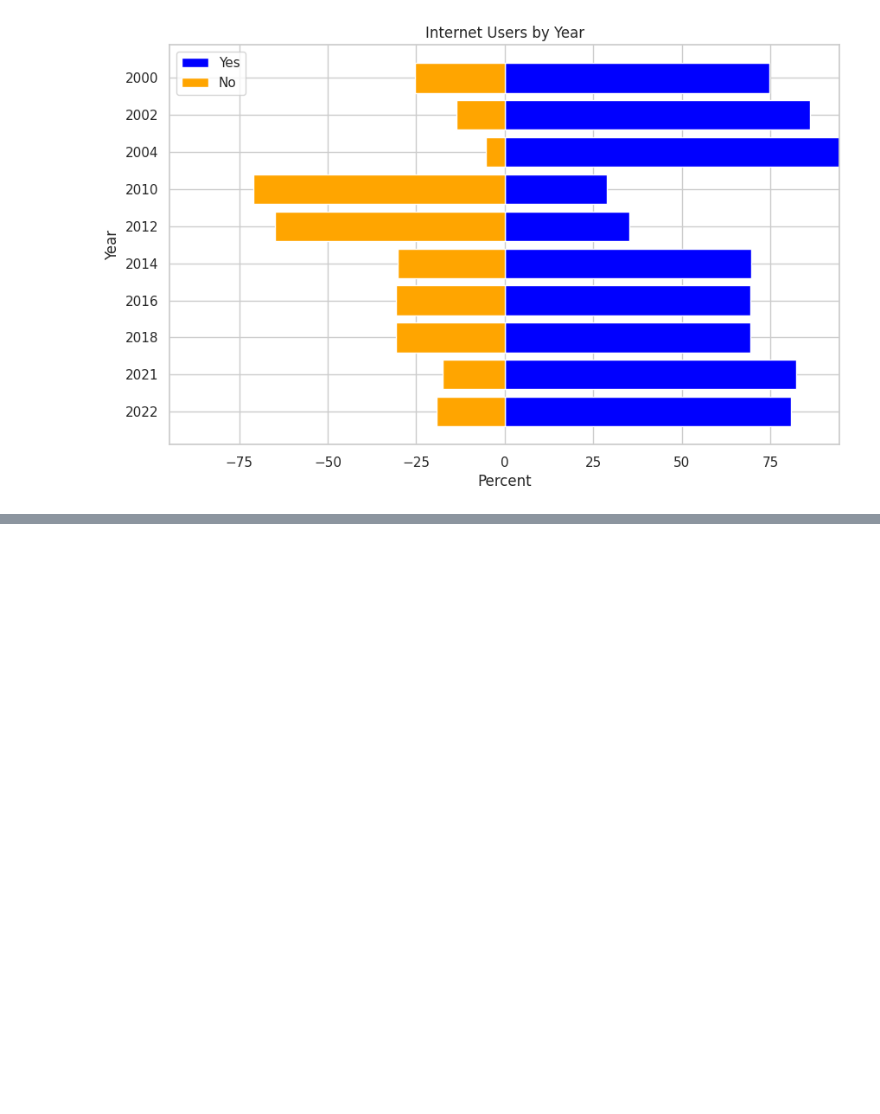
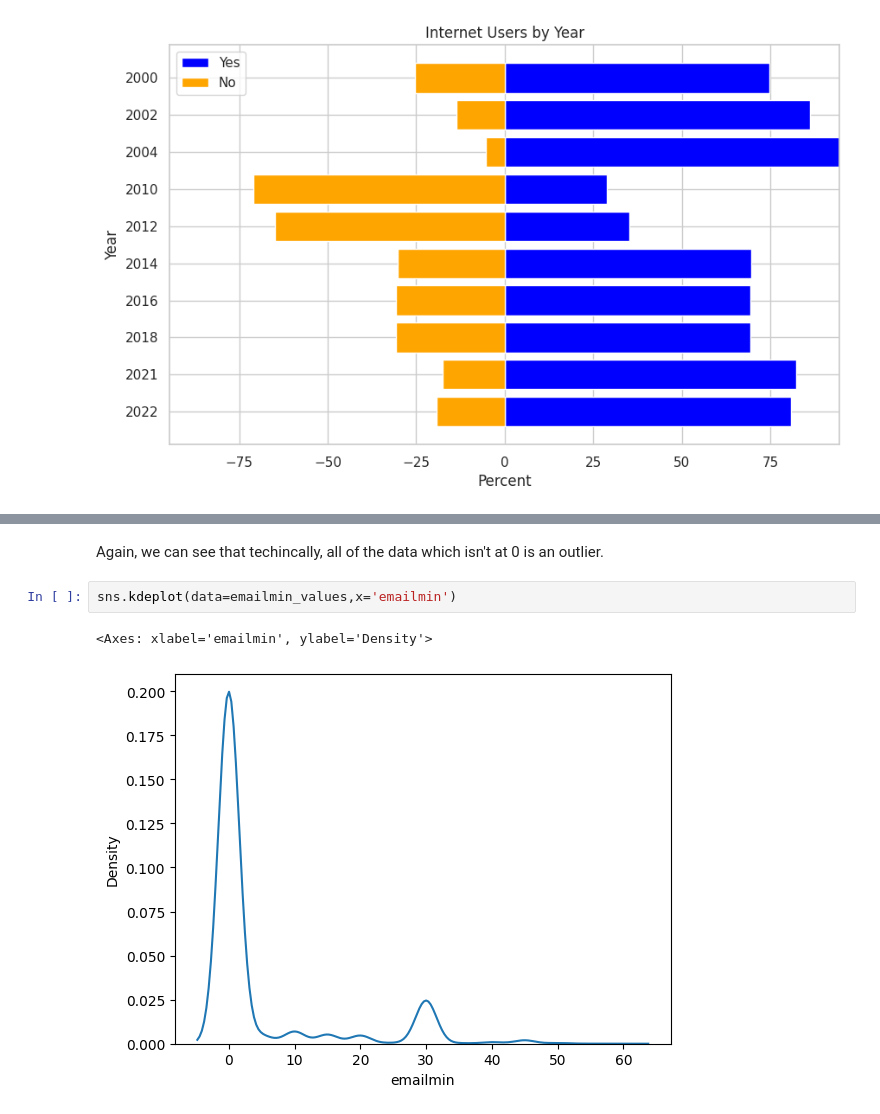
Before and after one commit to rafid-mirza/project_gss, a Jupyter notebook: Project_GSS.ipynb, the cells around one changed output, grey strips where cells are left out. Drawn from its saved outputs; the diff is of its cells as text; blank space fills up the shorter version.

```diff
--- a/Project_GSS.ipynb
+++ b/Project_GSS.ipynb
@@ -759,0 +896,7 @@ plt.show()
+# %% [markdown]
+Again, we can see that techincally, all of the data which isn't at 0 is an outlier.
+# %%
+sns.kdeplot(data=emailmin_values,x='emailmin')
+# %% [output]
+<Axes: xlabel='emailmin', ylabel='Density'>
+[figure, added]
```
Also changed, not shown: parts of 50 cells of this notebook.
